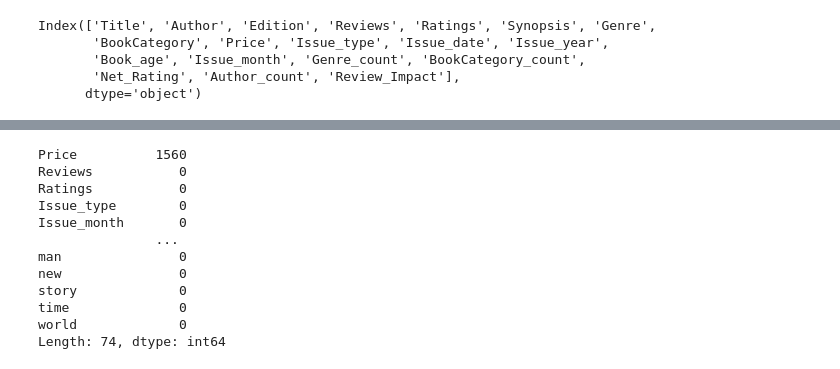
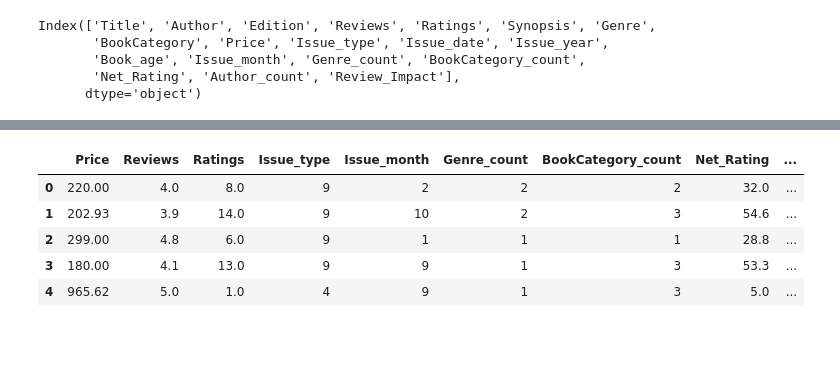
Before and after one commit to vishxl/Book-Price-Prediction, a Jupyter notebook: Book_Predictions.ipynb, the cells around one changed output, grey strips where cells are left out. Saved outputs shown, nothing was run; the diff lists cells and outputs as text; code cells hidden in the pictures; blank space fills up the shorter version.

```diff
--- a/Book_Predictions.ipynb
+++ b/Book_Predictions.ipynb
@@ -236,18 +153,12 @@ final.reset_index(drop=True, inplace=True)
-# %%
-final.isnull().sum()
-# %% [output]
-Price          1560
-Reviews           0
-Ratings           0
-Issue_type        0
-Issue_month       0
-               ...
-man               0
-new               0
-story             0
-time              0
-world             0
-Length: 74, dtype: int64
+# %%
+final.head()
+# %% [output]
+|  | Price | Reviews | Ratings | Issue_type | Issue_month | Genre_count | BookCategory_count | Net_Rating | ... |
+| 0 | 220.00 | 4.0 | 8.0 | 9 | 2 | 2 | 2 | 32.0 | ... |
+| 1 | 202.93 | 3.9 | 14.0 | 9 | 10 | 2 | 3 | 54.6 | ... |
+| 2 | 299.00 | 4.8 | 6.0 | 9 | 1 | 1 | 1 | 28.8 | ... |
+| 3 | 180.00 | 4.1 | 13.0 | 9 | 9 | 1 | 3 | 53.3 | ... |
+| 4 | 965.62 | 5.0 | 1.0 | 4 | 9 | 1 | 3 | 5.0 | ... |
 # %%
 import seaborn as sns
 import matplotlib.pyplot as plt
```
Also changed, not shown: parts of 54 cells of this notebook.
